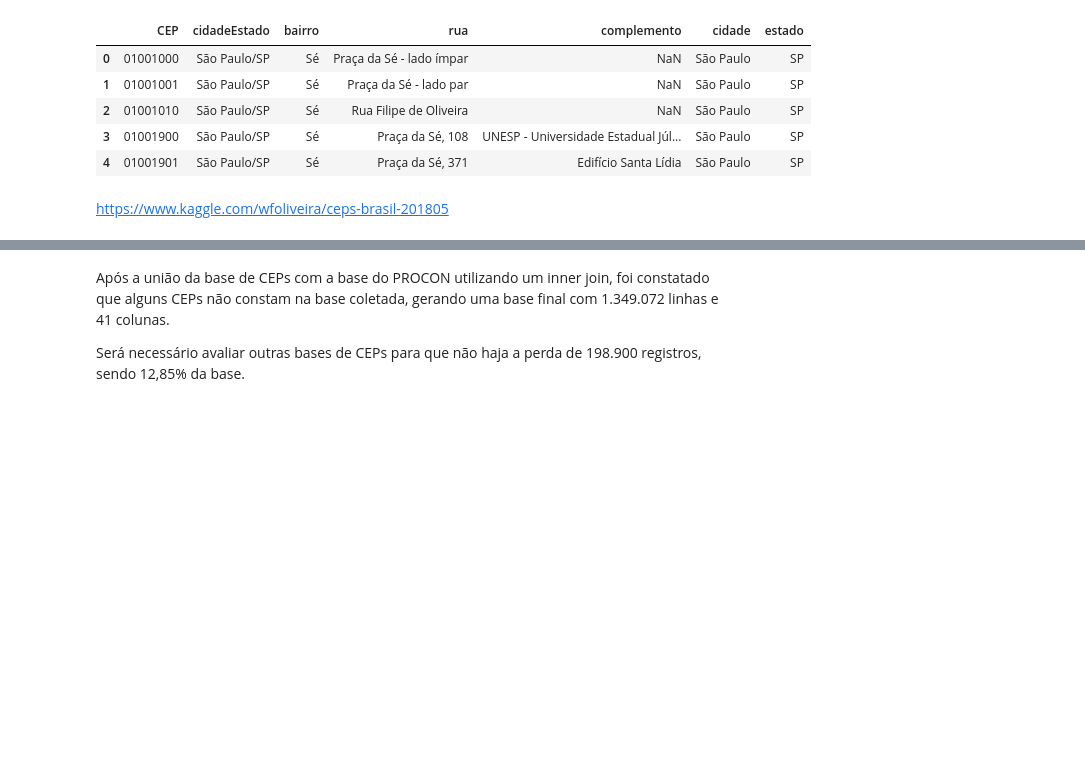
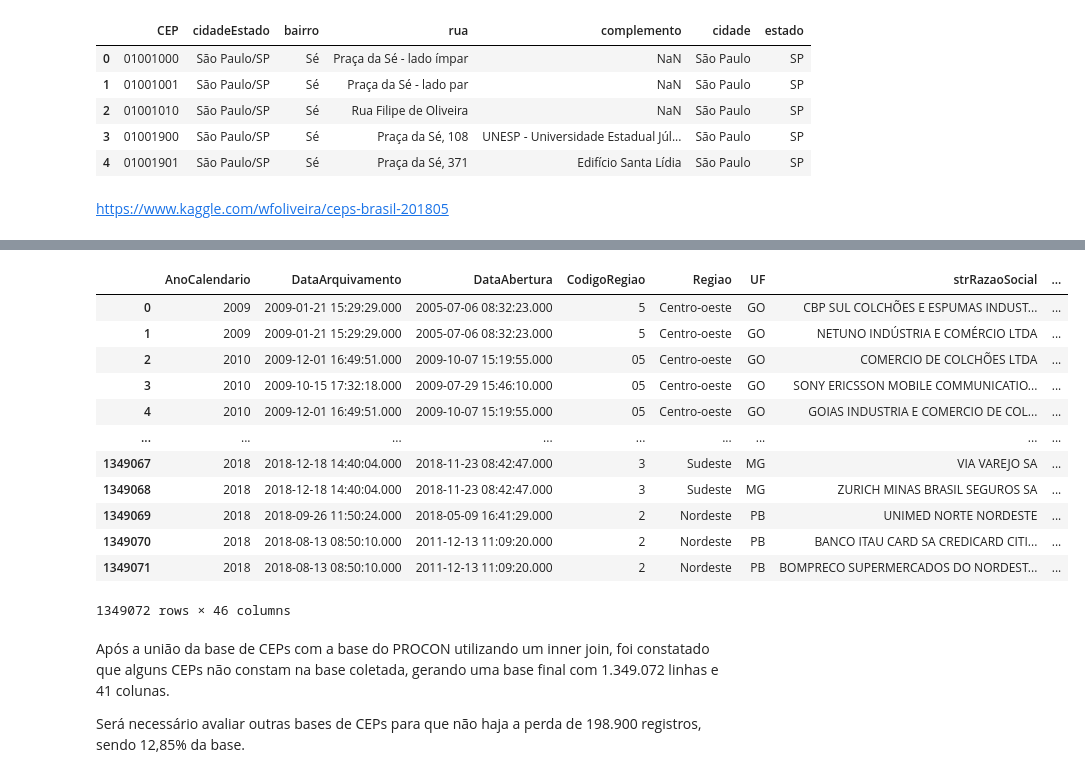
Before and after one commit to FabioVCoelho/Univali, a Jupyter notebook: TCC/src/proconDataset.ipynb, the cells around one changed output, grey strips where cells are left out. Saved outputs shown, nothing was run; the diff lists cells and outputs as text; code cells hidden in the pictures; blank space fills up the shorter version.

```diff
--- a/TCC/src/proconDataset.ipynb
+++ b/TCC/src/proconDataset.ipynb
@@ -525,3 +566,19 @@ view_df_stats(joinDF)
+# %%
+joinDF
+# %% [output]
+|  | AnoCalendario | DataArquivamento | DataAbertura | CodigoRegiao | Regiao | UF | strRazaoSocial | ... |
+| 0 | 2009 | 2009-01-21 15:29:29.000 | 2005-07-06 08:32:23.000 | 5 | Centro-oeste | GO | CBP SUL COLCHÕES E ESPUMAS INDUST... | ... |
+| 1 | 2009 | 2009-01-21 15:29:29.000 | 2005-07-06 08:32:23.000 | 5 | Centro-oeste | GO | NETUNO INDÚSTRIA E COMÉRCIO LTDA | ... |
+| 2 | 2010 | 2009-12-01 16:49:51.000 | 2009-10-07 15:19:55.000 | 05 | Centro-oeste | GO | COMERCIO DE COLCHÕES LTDA | ... |
+| 3 | 2010 | 2009-10-15 17:32:18.000 | 2009-07-29 15:46:10.000 | 05 | Centro-oeste | GO | SONY ERICSSON MOBILE COMMUNICATIO... | ... |
+| 4 | 2010 | 2009-12-01 16:49:51.000 | 2009-10-07 15:19:55.000 | 05 | Centro-oeste | GO | GOIAS INDUSTRIA E COMERCIO DE COL... | ... |
+| ... | ... | ... | ... | ... | ... | ... | ... | ... |
+| 1349067 | 2018 | 2018-12-18 14:40:04.000 | 2018-11-23 08:42:47.000 | 3 | Sudeste | MG | VIA VAREJO SA | ... |
+| 1349068 | 2018 | 2018-12-18 14:40:04.000 | 2018-11-23 08:42:47.000 | 3 | Sudeste | MG | ZURICH MINAS BRASIL SEGUROS SA | ... |
+| 1349069 | 2018 | 2018-09-26 11:50:24.000 | 2018-05-09 16:41:29.000 | 2 | Nordeste | PB | UNIMED NORTE NORDESTE | ... |
+| 1349070 | 2018 | 2018-08-13 08:50:10.000 | 2011-12-13 11:09:20.000 | 2 | Nordeste | PB | BANCO ITAU CARD SA CREDICARD CITI... | ... |
+| 1349071 | 2018 | 2018-08-13 08:50:10.000 | 2011-12-13 11:09:20.000 | 2 | Nordeste | PB | BOMPRECO SUPERMERCADOS DO NORDEST... | ... |
+1349072 rows × 46 columns
 # %% [markdown]
 Após a união da base de CEPs com a base do PROCON utilizando um inner join, foi constatado que alguns CEPs não constam na base coletada,
 gerando uma base final com 1.349.072 linhas e 41 colunas.
```
Also changed, not shown: parts of 31 cells of this notebook, 2 other files.
